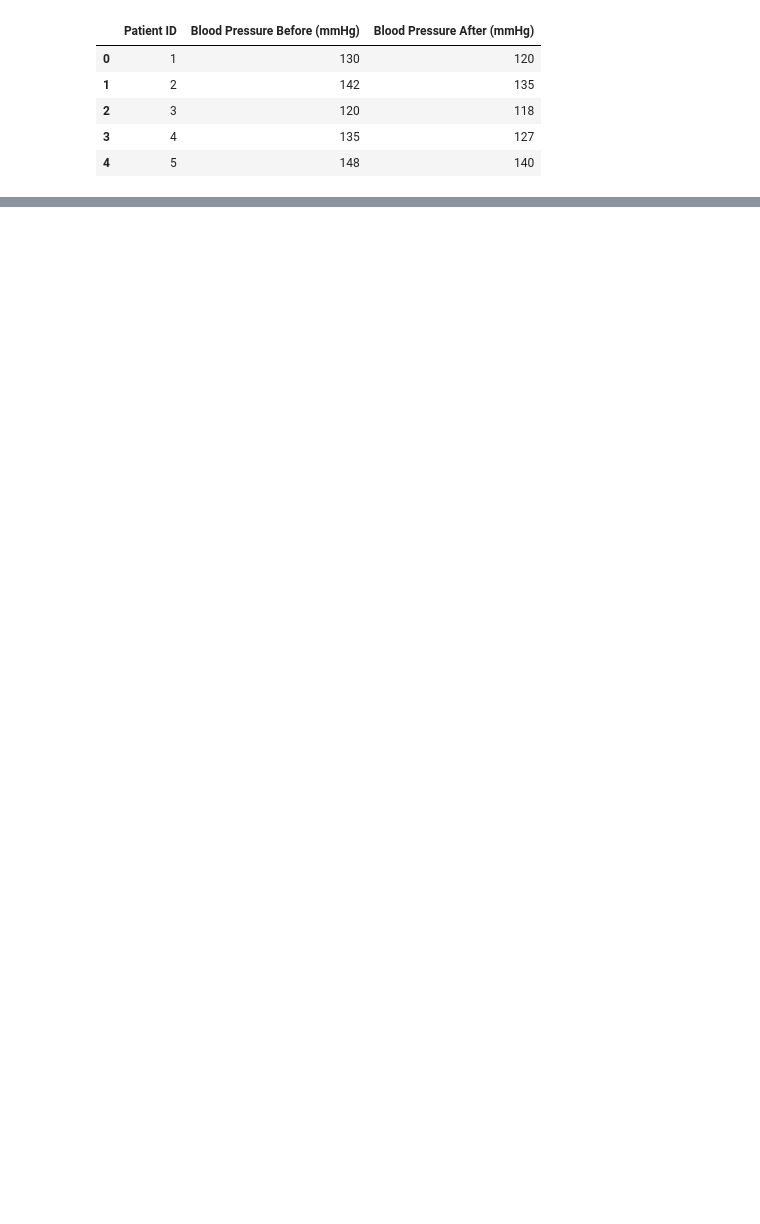
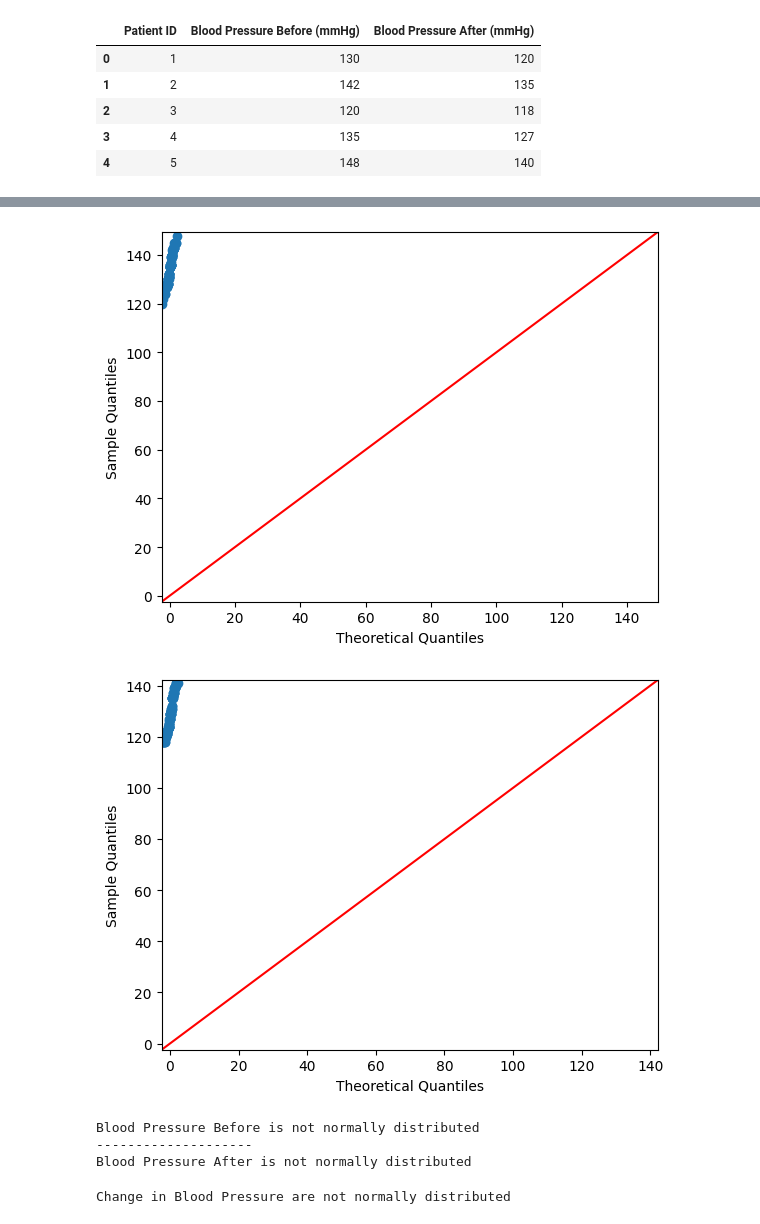
Before and after one commit to ups1610/Placement-Assignment_Upendra_Pratap_singh, a Jupyter notebook: Statistics/Ques_6.ipynb, the cells around one changed output, grey strips where cells are left out. Drawn from its saved outputs; the diff is of its cells as text; code cells hidden in the pictures; blank space fills up the shorter version.

```diff
--- a/Statistics/Ques_6.ipynb
+++ b/Statistics/Ques_6.ipynb
@@ -44,0 +36,47 @@ ImportError: cannot import name 'PD_LT_2' from 'statsmodels.compat.pandas' (c:\U
+# %%
+# now plotting a Q-Q plot
+import statsmodels.api as sm
+import pylab as py
+data_points_1 = df[' Blood Pressure Before (mmHg)']
+data_points_2 = df[' Blood Pressure After (mmHg)']
+sm.qqplot(data_points_1,line='45')
+sm.qqplot(data_points_2,line='45')
+py.show()
+# %% [output]
+[figure, added]
+[figure, added]
+# %%
+# shapiro test
+
+from scipy import stats
+my_data_1 = df[' Blood Pressure Before (mmHg)']
+my_data_2 = df[' Blood Pressure After (mmHg)']
+corr_1,p_value_1 = stats.shapiro(my_data_1)
+corr_2,p_value_2 = stats.shapiro(my_data_2)
+
+if p_value_1 < 0.05:
+    print("Blood Pressure Before is not normally distributed")
+else:
+    print("Blood Pressure After is normally distributed")
+print('-'*20)
+
+if p_value_2 < 0.05:
+    print("Blood Pressure After is not normally distributed")
+else:
+    print("Blood Pressure After is normally distributed")
+# %% [output]
+Blood Pressure Before is not normally distributed
+--------------------
+Blood Pressure After is not normally distributed
+# %%
+# change in Blood Pressure
+chnage_pressure = df[' Blood Pressure After (mmHg)'] - df[ ' Blood Pressure Before (mmHg)']
+
+# perform shapiro test
+corr_,p_value = stats.shapiro(chnage_pressure)
+if p_value < 0.05:
+    print("Change in Blood Pressure are not normally distributed")
+else:
+    print("Change in Blood Pressure are normally distributed")
+# %% [output]
+Change in Blood Pressure are not normally distributed
```
Also changed, not shown: parts of 3 cells of this notebook, 1 other file.
